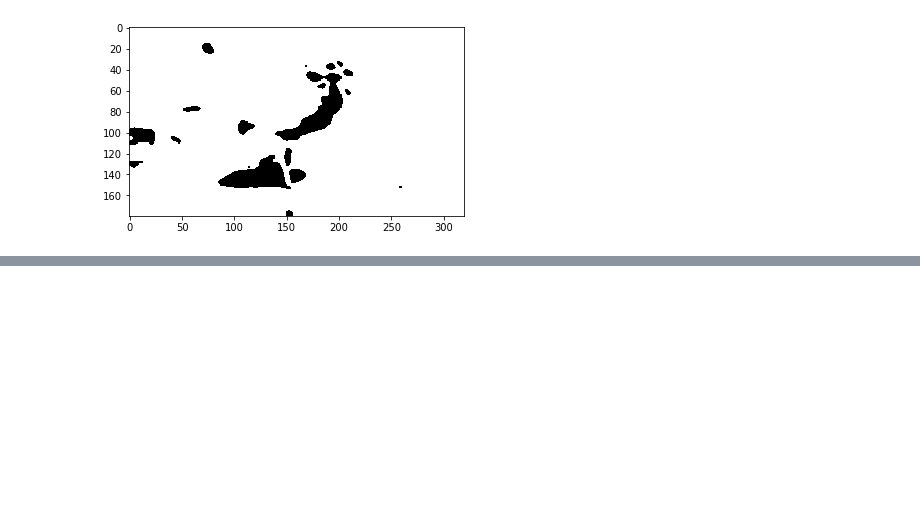
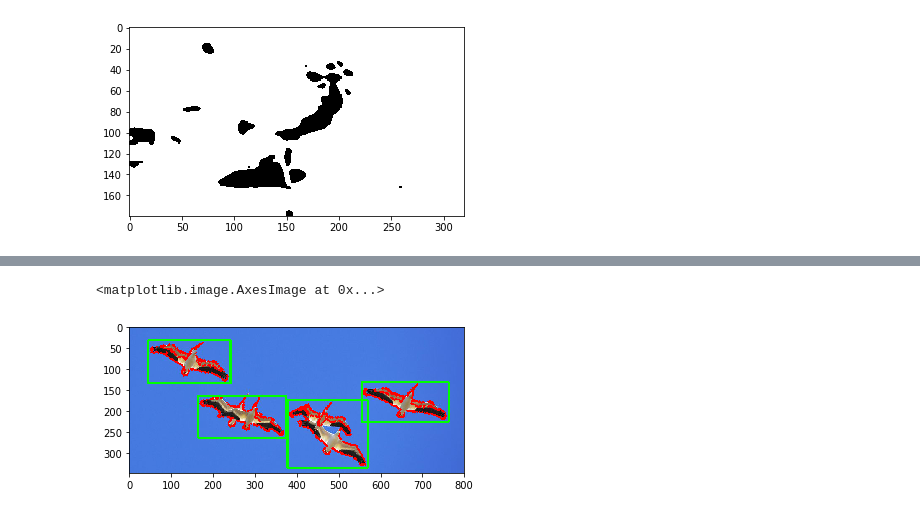
Before and after one commit to fukumame/learning_opencv, a Jupyter notebook: OpenCV.ipynb, the cells around one changed output, grey strips where cells are left out. Cells and saved outputs as stored; diff of their text form; code cells hidden in the pictures; blank space fills up the shorter version.

```diff
--- a/OpenCV.ipynb
+++ b/OpenCV.ipynb
@@ -291,0 +294,51 @@ plt.imshow(threshold_image, cmap='gray')
+# %%
+def detect_contour(path, min_size):
+    # 輪郭線の描画用画像
+    contoured = cv2.imread(path)
+    # 対象画像を切り取るための画像
+    forcrop = cv2.imread(path)
+
+    # make binary image
+    birds = binary_threshold(path, 105, 145)
+    birds = cv2.bitwise_not(birds)
+
+    # 第一引数に入力画像、第二引数に抽出モード、第三引数に近似手法をとる
+    # RETR_EXTERNALは、輪郭のうち、最も外側の輪郭のみを抽出するモード
+    # 近似手法については、良く分かっていないが、殆どの場合、CHAIN_APPROX_SIMPLEという手法を取るらしい
+    im2, contours, hierarchy = cv2.findContours(birds, cv2.RETR_EXTERNAL, cv2.CHAIN_APPROX_SIMPLE)
+
+    # 対象画像の切り抜き用
+    crops = []
+
+    # draw contour (輪郭線を描く)
+    for c in contours:
+
+        # 引数で指定された最小サイズよりも、輪郭線が小さい場合はスキップする
+        if cv2.contourArea(c) < min_size:
+            continue
+
+        # 対象部分を四角で囲った部分の座標と大きさを取得
+        x, y, w, h = cv2.boundingRect(c)
+        x, y, w, h = padding_position(x, y, w, h, 5)
+
+        # 対象画像の切り取り
+        cropped = forcrop[y:(y + h), x:(x + w)]
+        # 大きさを変える (拡大する)
+        # cropped = resize_image(cropped, (210, 210))
+        crops.append(cropped)
+
+        # 境界線と四角の描画
+        cv2.drawContours(contoured, c, -1, (0, 0, 255), 3)
+        cv2.rectangle(contoured, (x, y), (x + w, y + h), (0, 255, 0), 3)
+    return contoured, crops
+
+
+def padding_position(x, y, w, h, p):
+    return x - p, y - p, w + p * 2, h + p * 2
+
+contoured, crops = detect_contour('./img/birds.jpg', 30)
+contoured = to_matplotlib_format(contoured)
+plt.imshow(contoured)
+# %% [output]
+<matplotlib.image.AxesImage at 0x...>
+[figure, added]
```
Also changed, not shown: parts of 3 cells of this notebook.
